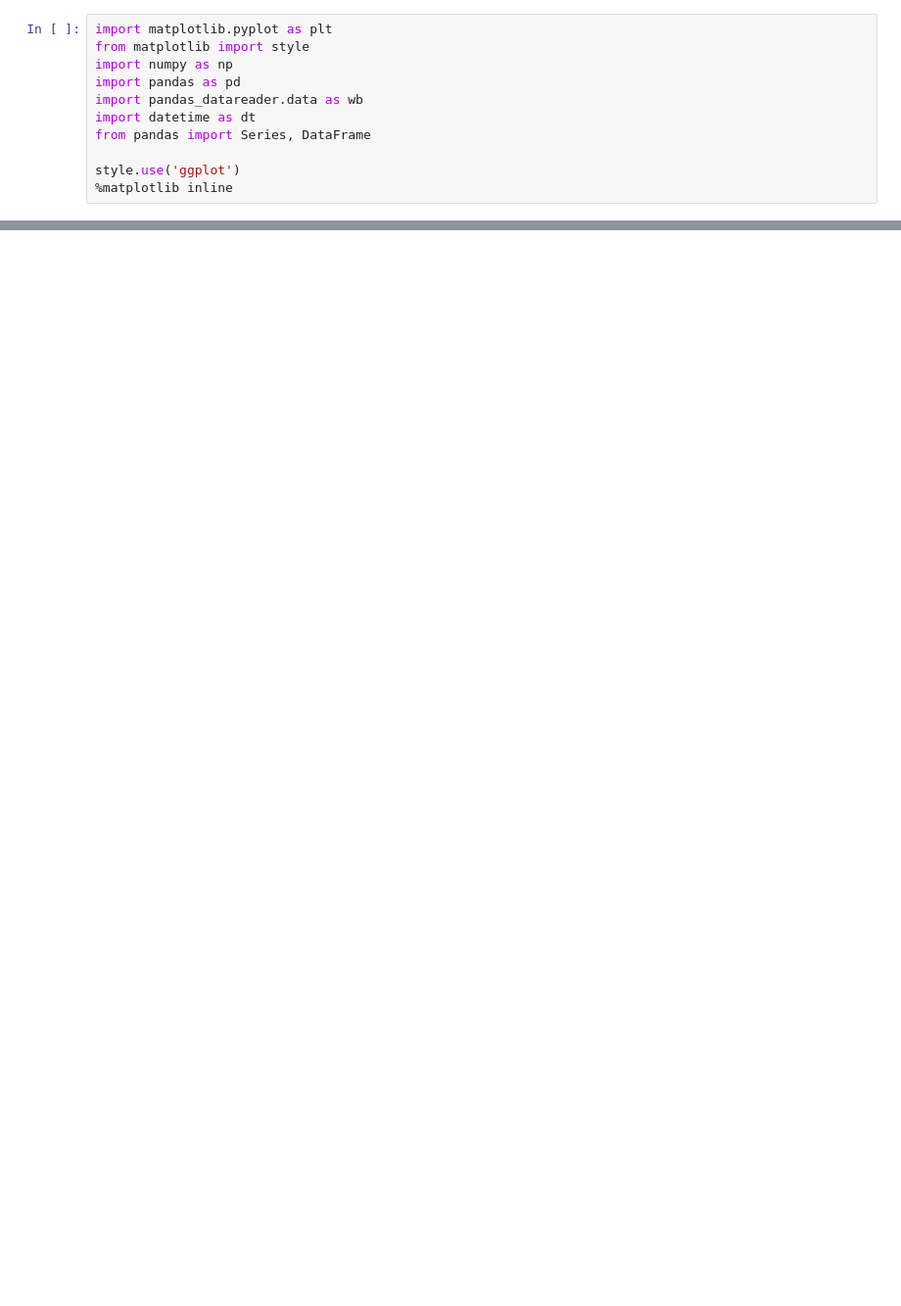
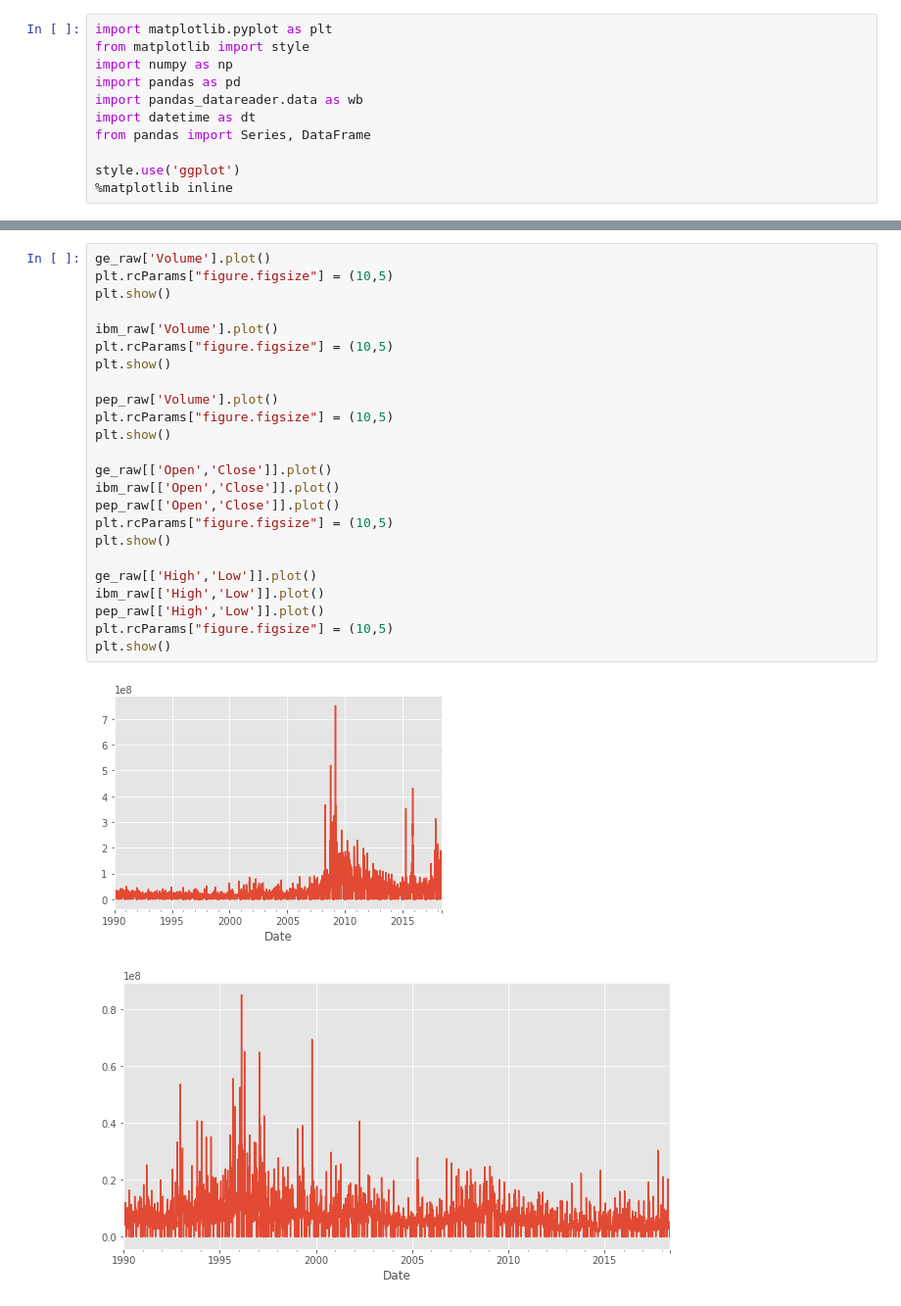
Before and after one commit to dmf42186/MSDS-7333-Quantifying-the-World, a Jupyter notebook: Unit 4 Case Study/Unit4_CaseStudy_Sudip.ipynb, the cells around one changed output, grey strips where cells are left out. Shown: that part at 98% size. Cells and saved outputs as stored; diff of their text form; blank space fills up the shorter version.

```diff
--- a/Unit 4 Case Study/Unit4_CaseStudy_Sudip.ipynb
+++ b/Unit 4 Case Study/Unit4_CaseStudy_Sudip.ipynb
@@ -55,0 +140,27 @@ display(ibm_raw.tail())
+# %%
+ge_raw['Volume'].plot()
+plt.rcParams["figure.figsize"] = (10,5)
+plt.show()
+
+ibm_raw['Volume'].plot()
+plt.rcParams["figure.figsize"] = (10,5)
+plt.show()
+
+pep_raw['Volume'].plot()
+plt.rcParams["figure.figsize"] = (10,5)
+plt.show()
+
+ge_raw[['Open','Close']].plot()
+ibm_raw[['Open','Close']].plot()
+pep_raw[['Open','Close']].plot()
+plt.rcParams["figure.figsize"] = (10,5)
+plt.show()
+
+ge_raw[['High','Low']].plot()
+ibm_raw[['High','Low']].plot()
+pep_raw[['High','Low']].plot()
+plt.rcParams["figure.figsize"] = (10,5)
+plt.show()
+# %% [output]
+[figure, added]
+[figure, added]
```
Also changed, not shown: parts of 53 cells of this notebook.
